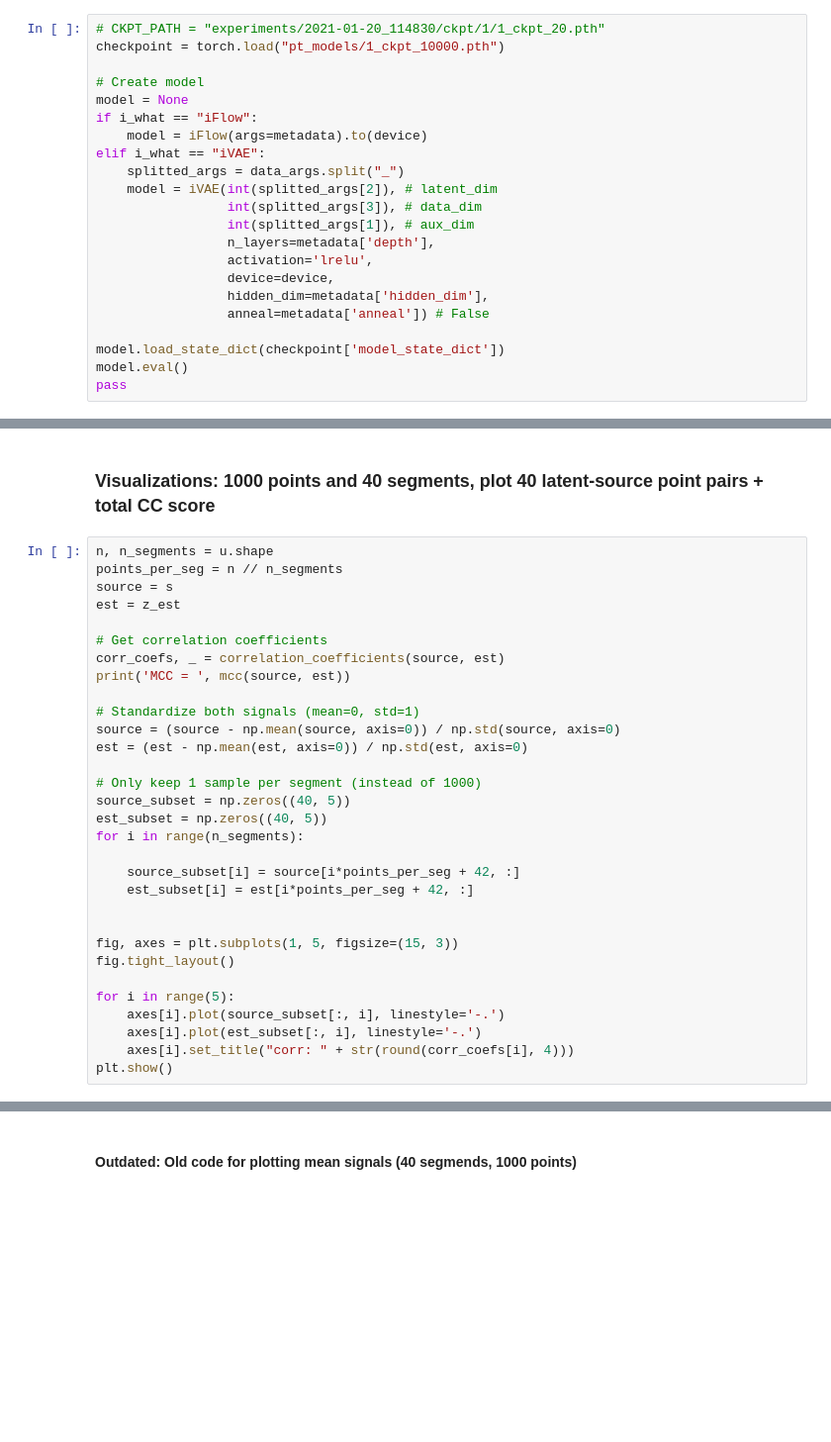
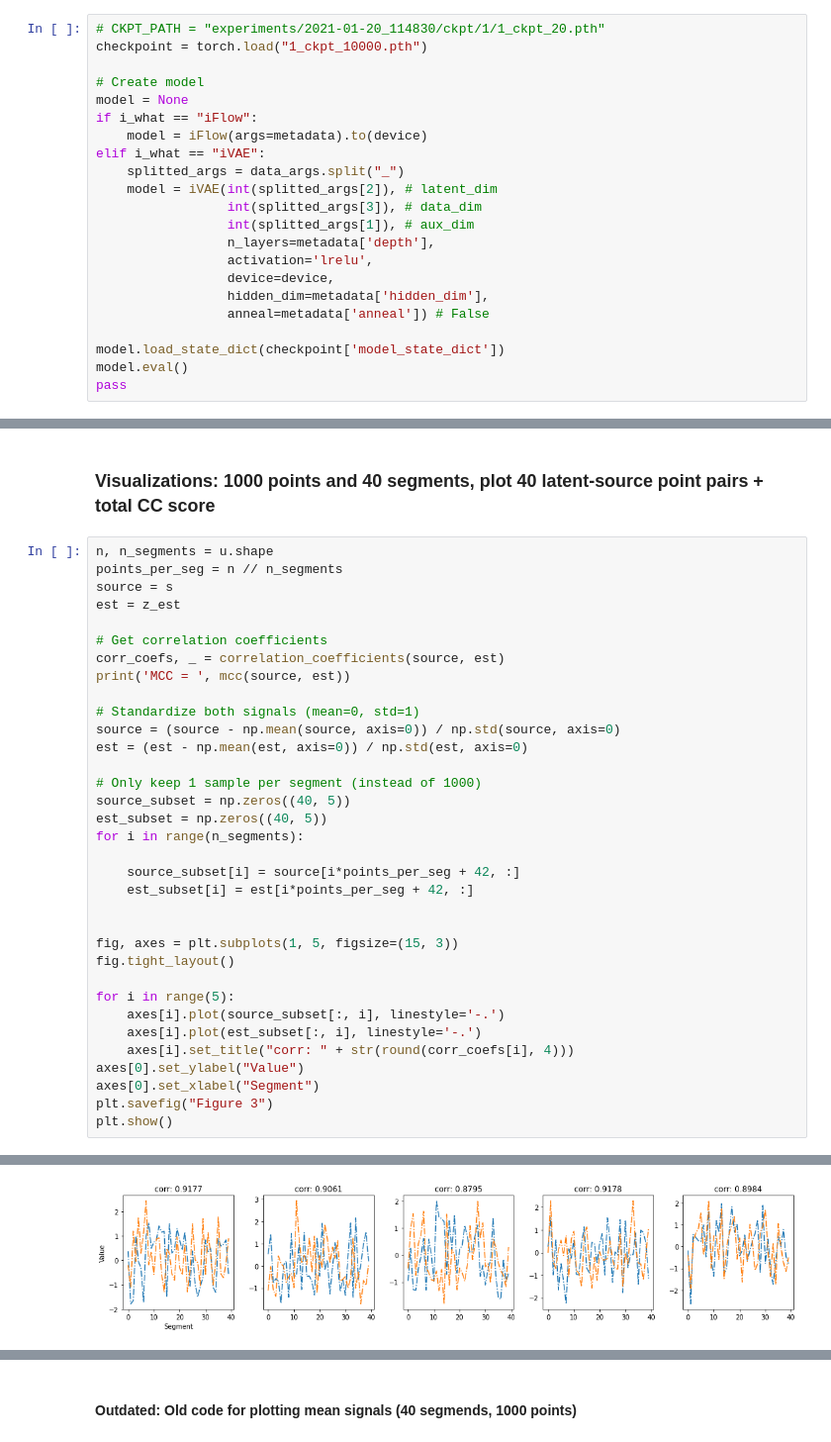
Before and after one commit to TimStolp/iFlow, a Jupyter notebook: Figure_3_visualization.ipynb, the cells around one changed output, grey strips where cells are left out. Shown: that part at 99% size. Drawn from its saved outputs; the diff is of its cells as text; blank space fills up the shorter version.

Commit message:
Added axes to plot
Figure 3

```diff
--- a/Figure_3_visualization.ipynb
+++ b/Figure_3_visualization.ipynb
@@ -88,7 +88,7 @@ data loaded on cuda
 ### Load pre-trained model
 # %%
 # CKPT_PATH = "experiments/2021-01-20_114830/ckpt/1/1_ckpt_20.pth"
-checkpoint = torch.load("pt_models/1_ckpt_10000.pth")
+checkpoint = torch.load("1_ckpt_10000.pth")
 
 # Create model
 model = None
@@ -215,5 +210,8 @@ for i in range(5):
     axes[i].plot(source_subset[:, i], linestyle='-.')
     axes[i].plot(est_subset[:, i], linestyle='-.')
     axes[i].set_title("corr: " + str(round(corr_coefs[i], 4)))
+axes[0].set_ylabel("Value")
+axes[0].set_xlabel("Segment")
+plt.savefig("Figure 3")
 plt.show()
 # %% [output]
@@ -221,3 +219,4 @@ NameError: name 'z_est' is not defined
+[figure, added]
 # %%
 # plt.figure(figsize=(15, 3))
 # plt.plot(source[:, 1])
```
Also changed, not shown: parts of 6 cells of this notebook, 6 other files.
